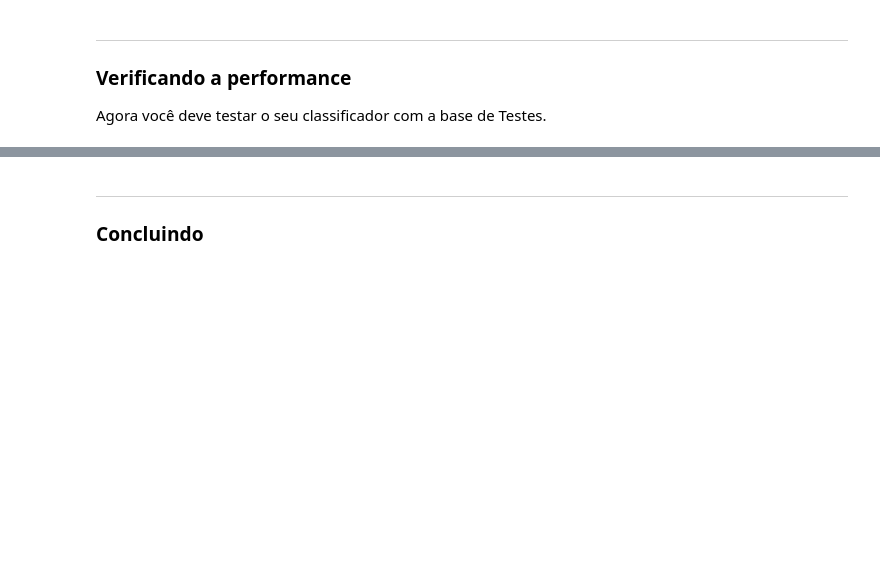
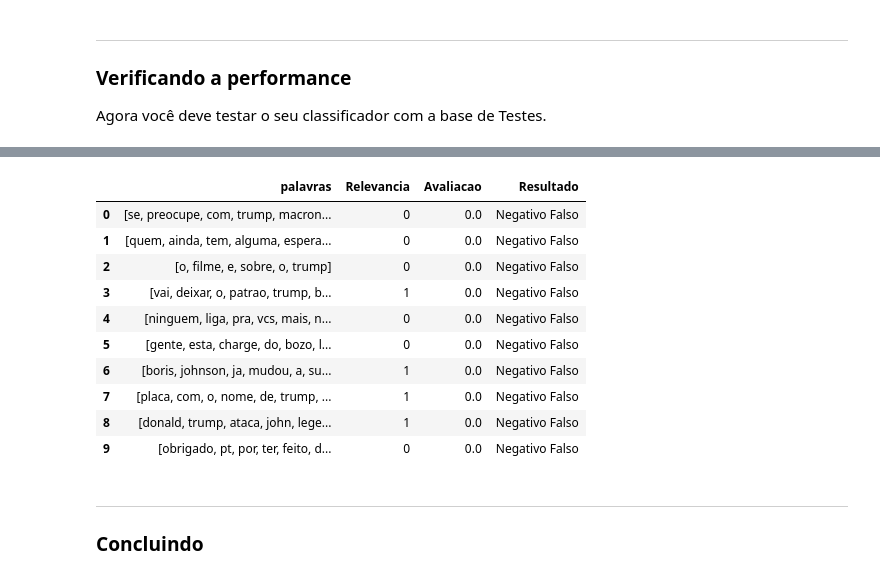
Before and after one commit to arthurfc12/Project2DaSci, a Jupyter notebook: P2.ipynb, the cells around one changed output, grey strips where cells are left out. Saved outputs shown, nothing was run; the diff lists cells and outputs as text; code cells hidden in the pictures; blank space fills up the shorter version.

```diff
--- a/P2.ipynb
+++ b/P2.ipynb
@@ -229,0 +204,2 @@ irrelevante = dados.loc[(dados['Relevancia'])==0]
+# %%
+trump_teste = pd.read_excel('TrumpTeste.xlsx')
@@ -229,0 +219,7 @@ irrelevante = dados.loc[(dados['Relevancia'])==0]
+# %%
+teste = split_tweet(limpar_caracteres(trump_teste, 'Teste'), 'Teste')
+teste = teste.join(trump_teste['Relevancia'])
+
+tudo = tabela_tudo(split_tweet(limpar_caracteres(relevante, 'Treinamento'), 'Treinamento'),split_tweet(limpar_caracteres(irrelevante, 'Treinamento'), 'Treinamento'))
+#Total de palavras diferentes que aparecem na base de treinamento para o LaPlace.
+total_palavras = len(tudo['palavras'].value_counts())
@@ -232,3 +233,37 @@ ___
 ### Verificando a performance
 
 Agora você deve testar o seu classificador com a base de Testes.
+# %%
+i = 0
+teste["Avaliacao"] = pd.Series()
+teste["Resultado"] = pd.Series()
+
+for linha in teste["palavras"]:
+    p_um = 1
+    p_zero = 1
+    p_naive = ''
+    for palavra in linha:
+        try:
+            #laplace
+            p_um *= (num_rel[palavra] + 1)/(len_rel + total_palavras)
+            p_zero *= (num_irrel[palavra] + 1)/(len_irrel + total_palavras)
+            print(p_um - p_zero)
+        except:
+            p_um *= 1/(len_rel + total_palavras)
+            p_zero *= 1/(len_irrel + total_palavras)
+    if p_um > p_zero:
+        p_naive = '1'
+        teste["Avaliacao"][i] = "1"
+        if teste['Relevancia'][i] == p_naive:
+            teste["Resultado"][i] = "Positivo Verdadeiro"
+        elif teste['Relevancia'][i] != p_naive:
+            teste["Resultado"][i] = "Positivo Falso"
+
+    elif p_um < p_zero:
+        p_naive = '0'
+        teste["Avaliacao"][i] = "0"
+        if teste['Relevancia'][i] == p_naive:
+            teste["Resultado"][i] = "Negativo Verdadeiro"
+        elif teste['Relevancia'][i] != p_naive:
+            teste["Resultado"][i] = "Negativo Falso"
+    i+=1
@@ -235,3 +334,17 @@ Agora você deve testar o seu classificador com a base de Testes.
+# %%
+teste.head(10)
+# %% [output]
+|  | palavras | Relevancia | Avaliacao | Resultado |
+| 0 | [se, preocupe, com, trump, macron... | 0 | 0.0 | Negativo Falso |
+| 1 | [quem, ainda, tem, alguma, espera... | 0 | 0.0 | Negativo Falso |
+| 2 | [o, filme, e, sobre, o, trump] | 0 | 0.0 | Negativo Falso |
+| 3 | [vai, deixar, o, patrao, trump, b... | 1 | 0.0 | Negativo Falso |
+| 4 | [ninguem, liga, pra, vcs, mais, n... | 0 | 0.0 | Negativo Falso |
+| 5 | [gente, esta, charge, do, bozo, l... | 0 | 0.0 | Negativo Falso |
+| 6 | [boris, johnson, ja, mudou, a, su... | 1 | 0.0 | Negativo Falso |
+| 7 | [placa, com, o, nome, de, trump, ... | 1 | 0.0 | Negativo Falso |
+| 8 | [donald, trump, ataca, john, lege... | 1 | 0.0 | Negativo Falso |
+| 9 | [obrigado, pt, por, ter, feito, d... | 0 | 0.0 | Negativo Falso |
 # %% [markdown]
 ___
 ### Concluindo
```
Also changed, not shown: parts of 9 cells of this notebook, 1 other file.
